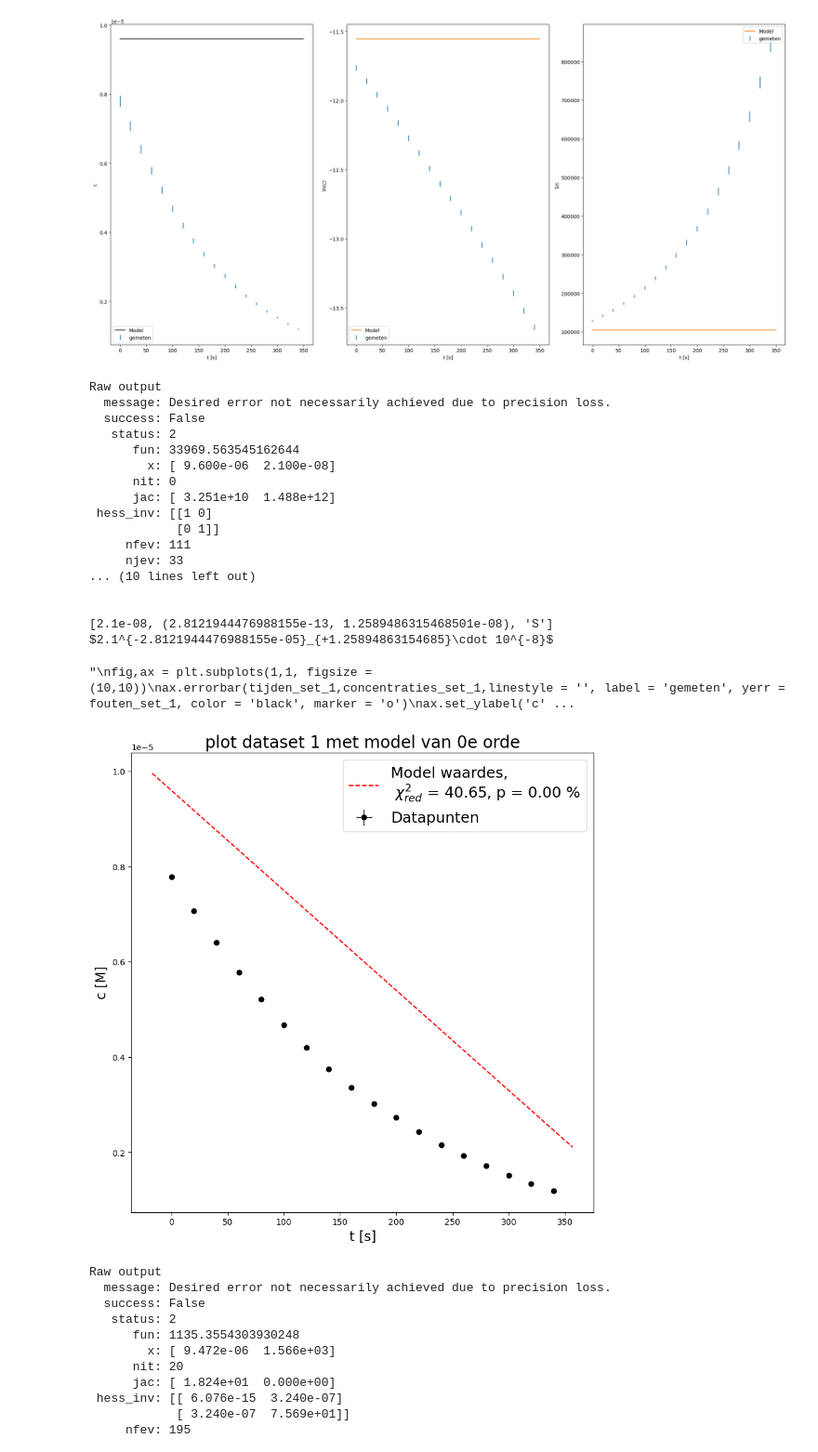
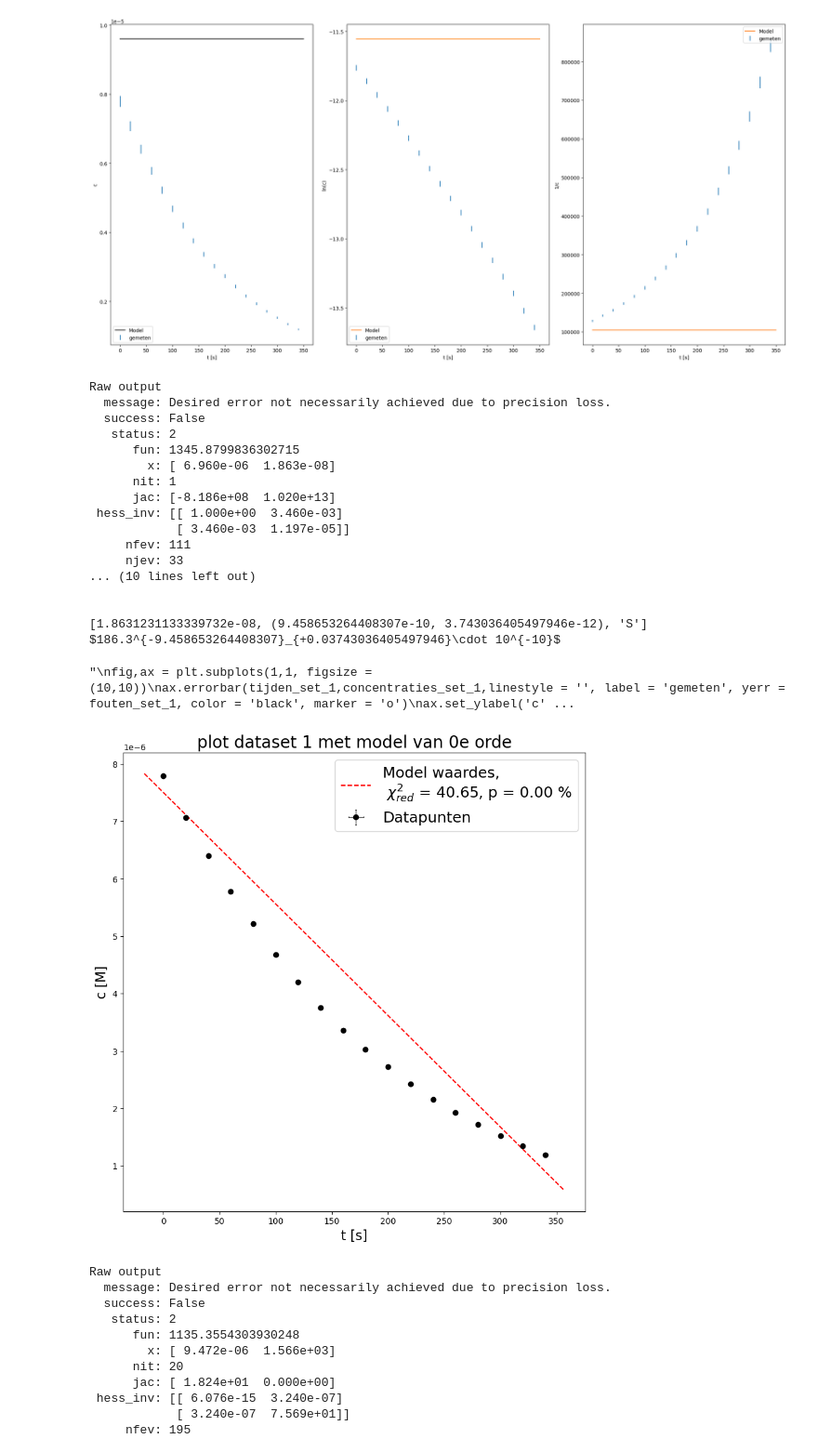
Before and after one commit to justlearning42/Experimentele_vscode, a Jupyter notebook: kinetica.ipynb, the cells around one changed output. Shown: that part at 93% size. Cells and saved outputs as stored; diff of their text form; code cells hidden in the pictures.

Commit message:
fix dataset 1 model 0e orde

```diff
--- a/kinetica.ipynb
+++ b/kinetica.ipynb
@@ -141,7 +141,7 @@ De gereduceerde chi^2 waarde is: 32533
 #we zien duidelijk dat het geen 2e orde is dus dat gooien we al weg
 # eerste set metingen 0e orde
 def initial_vals(x,y):
-    return [0.96e-5,2.1e-8]
+    return [0.696e-5,2.1e-8]
 
 
 #help(plot_fit(x_val, y_val, x_variance, y_variance, x_as_titel, y_as_titel, titel, model, parameter_vals, chi_2, p, save_name = None, size = None, savefig = False,fontsize = 5, titlesize = None, axsize = None):)
@@ -170,26 +170,26 @@ Raw output
   message: Desired error not necessarily achieved due to precision loss.
   success: False
    status: 2
-      fun: 33969.563545162644
-        x: [ 9.600e-06  2.100e-08]
-      nit: 0
-      jac: [ 3.251e+10  1.488e+12]
- hess_inv: [[1 0]
-            [0 1]]
+      fun: 1345.8799836302715
+        x: [ 6.960e-06  1.863e-08]
+      nit: 1
+      jac: [-8.186e+08  1.020e+13]
+ hess_inv: [[ 1.000e+00  3.460e-03]
+            [ 3.460e-03  1.197e-05]]
      nfev: 111
      njev: 33
 ... (10 lines left out)
 
 
-[2.1e-08, (2.8121944476988155e-13, 1.2589486315468501e-08), 'S']
-$2.1^{-2.8121944476988155e-05}_{+1.25894863154685}\cdot 10^{-8}$
+[1.8631231133339732e-08, (9.458653264408307e-10, 3.743036405497946e-12), 'S']
+$186.3^{-9.458653264408307}_{+0.03743036405497946}\cdot 10^{-10}$
 "\nfig,ax = plt.subplots(1,1, figsize = (10,10))\nax.errorbar(tijden_set_1,concentraties_set_1,linestyle = '', label = 'gemeten', yerr = fouten_set_1, color = 'black', marker = 'o')\nax.set_ylabel('c' ...
 # %%
 #plotten jeej
 plot_fit(tijden_set_1, concentraties_set_1, np.full(np.shape(tijden_set_1),0), fouten_set_1**2/12, 't [s]', 'c [M]', 'plot dataset 1 met model van 0e orde', snelheidsmodel_0eorde,
-          parameterwaarden, 40.65, 4.7e-28, save_name = 'dataset_1_fit_0e_orde.png',fontsize = 18, titlesize = 20, axsize = 16)
+          parameterwaarden, 84.117, 4.7e-28, save_name = 'dataset_1_fit_0e_orde.png',fontsize = 18, titlesize = 20, axsize = 16)
 # %% [output]
-[figure, old version]
+[figure, new version]
 # %%
 # eerste set metingen 2e orde
 def initial_vals(x,y):
```
Also changed, not shown: 1 other file.
